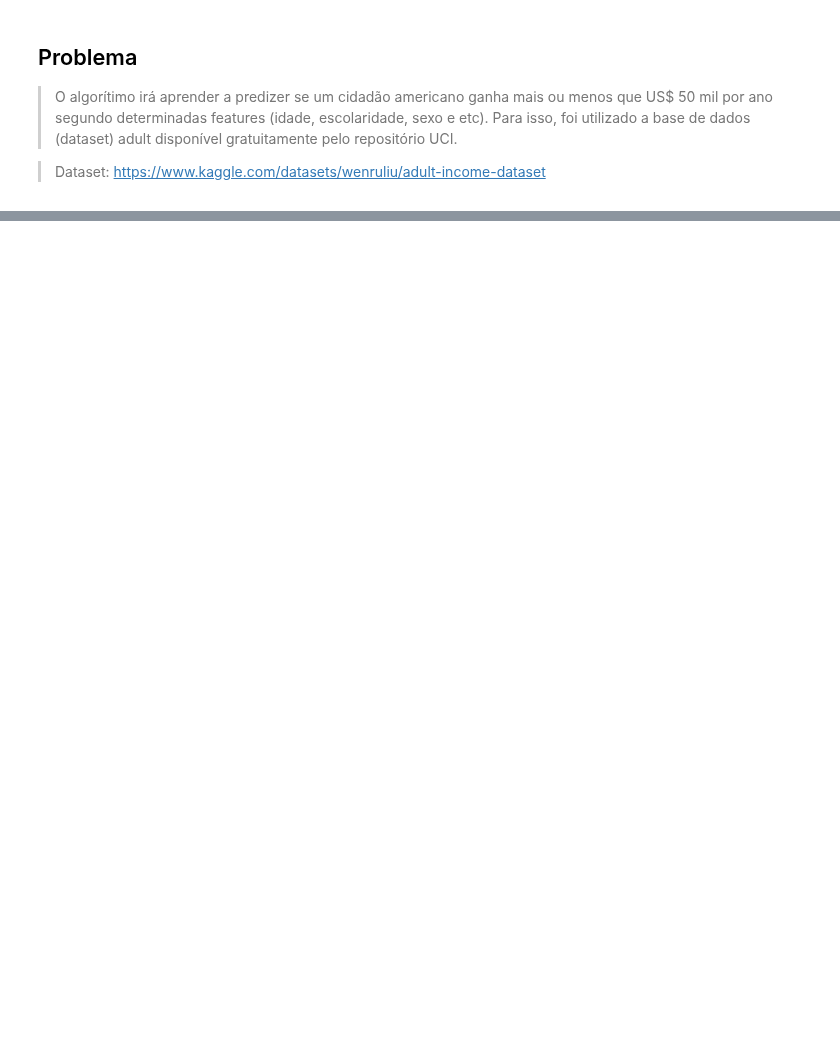
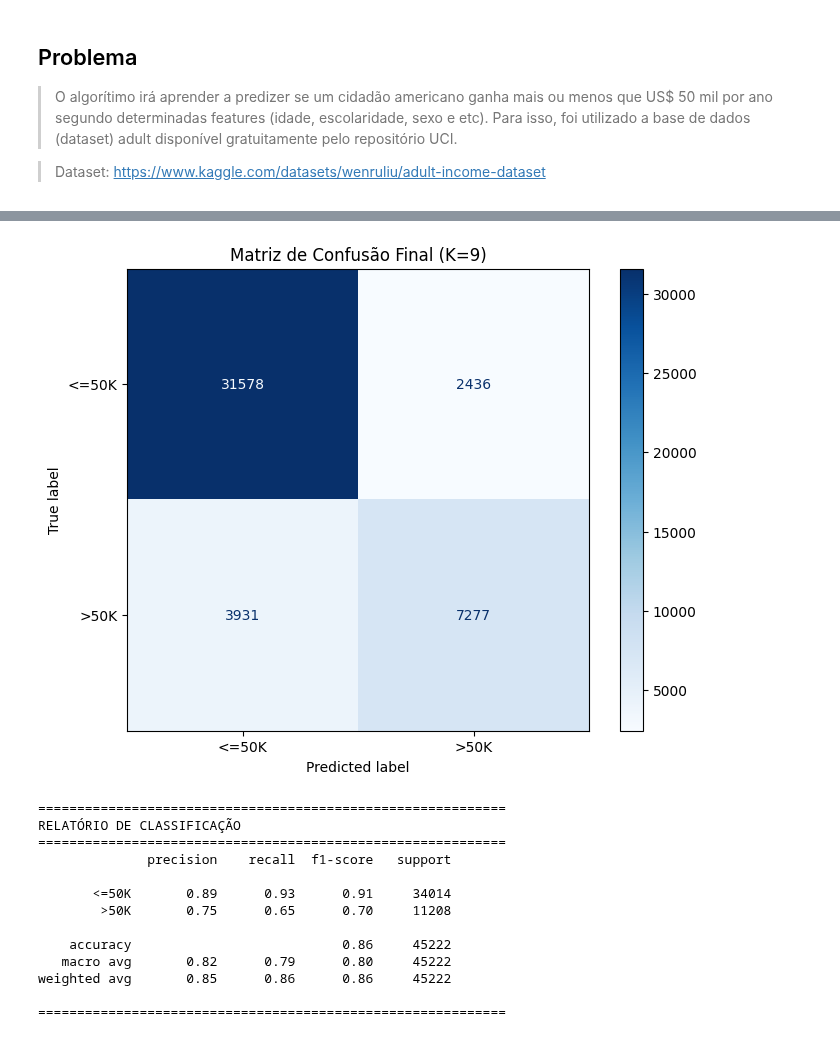
Before and after one commit to Ryan-S-S/Monitoria, a Jupyter notebook: Técnicas de Aprendizagem Diversas/KNN/Exemplo Salario.ipynb, the cells around one changed output, grey strips where cells are left out. Cells and saved outputs as stored; diff of their text form; code cells hidden in the pictures; blank space fills up the shorter version.

```diff
--- a/Técnicas de Aprendizagem Diversas/KNN/Exemplo Salario.ipynb
+++ b/Técnicas de Aprendizagem Diversas/KNN/Exemplo Salario.ipynb
@@ -223,0 +122,57 @@ ax.set_zlabel('MSE')
+# %%
+# =================================================================
+# 7. Métricas do Modelo
+# =================================================================
+from sklearn.metrics import confusion_matrix, classification_report, ConfusionMatrixDisplay
+
+# Treinar o modelo final com o melhor K encontrado
+# (Utilizando X e y de todo o dataset mesmo)
+best_k = int(df_knn.loc[index_opt, 'k_list'])
+
+knn_final = KNeighborsClassifier(n_neighbors=best_k)
+knn_final.fit(X, y)
+
+# Realizar as predições
+y_pred = knn_final.predict(X)
+
+# Gerar a Matriz de Confusão
+cm = confusion_matrix(y, y_pred)
+# %%
+# =================================================================
+# 8. Visualização Gráfica da Matriz de Confusão
+# =================================================================
+target_le = preprocessing.LabelEncoder()
+target_le.fit(df['class']) # 'df' ainda contém os dados originais processados
+
+# Visualização Gráfica
+fig, ax = plt.subplots(figsize=(8, 6))
+disp = ConfusionMatrixDisplay(confusion_matrix=cm, display_labels=target_le.classes_)
+
+# Plotar
+disp.plot(ax=ax, cmap='Blues', values_format='d')
+
+plt.title(f'Matriz de Confusão Final (K={best_k})')
+plt.grid(False)
+plt.show()
+
+# Relatório de Classificação
+print("\n" + "="*60)
+print("RELATÓRIO DE CLASSIFICAÇÃO")
+print("="*60)
+print(classification_report(y, y_pred, target_names=target_le.classes_))
+print("="*60)
+# %% [output]
+[figure, added]
+============================================================
+RELATÓRIO DE CLASSIFICAÇÃO
+============================================================
+              precision    recall  f1-score   support
+
+       <=50K       0.89      0.93      0.91     34014
+        >50K       0.75      0.65      0.70     11208
+
+    accuracy                           0.86     45222
+   macro avg       0.82      0.79      0.80     45222
+weighted avg       0.85      0.86      0.86     45222
+
+============================================================
```
Also changed, not shown: parts of 10 cells of this notebook, 33 other files.
